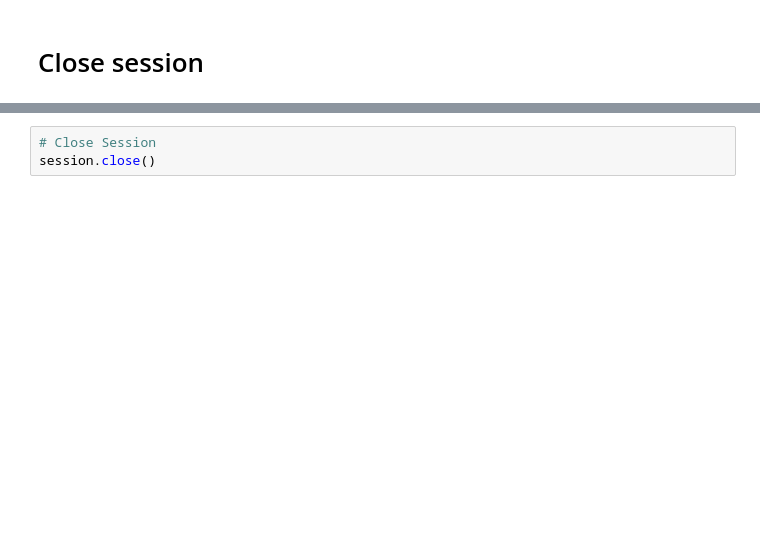
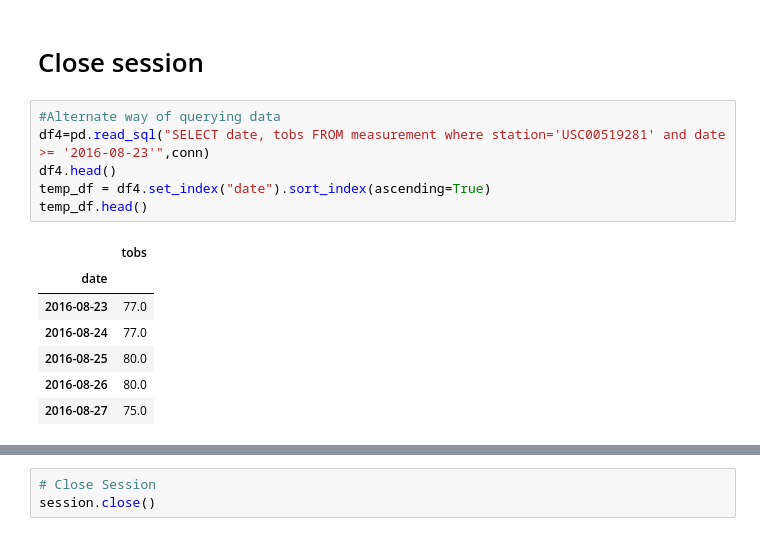
Before and after one commit to maheshsfd124/sqlalchemy-challenge, a Jupyter notebook: climate_starter.ipynb, the cells around one changed output, grey strips where cells are left out. Cells and saved outputs as stored; diff of their text form; blank space fills up the shorter version.

```diff
--- a/climate_starter.ipynb
+++ b/climate_starter.ipynb
@@ -171,2 +200,16 @@ plt.show()
 # %% [markdown]
 # Close session
+# %%
+#Alternate way of querying data
+df4=pd.read_sql("SELECT date, tobs FROM measurement where station='USC00519281' and date >= '2016-08-23'",conn)
+df4.head()
+temp_df = df4.set_index("date").sort_index(ascending=True)
+temp_df.head()
+# %% [output]
+|  | tobs |
+| date |  |
+| 2016-08-23 | 77.0 |
+| 2016-08-24 | 77.0 |
+| 2016-08-25 | 80.0 |
+| 2016-08-26 | 80.0 |
+| 2016-08-27 | 75.0 |
```
Also changed, not shown: parts of 3 cells of this notebook, 1 other file.
